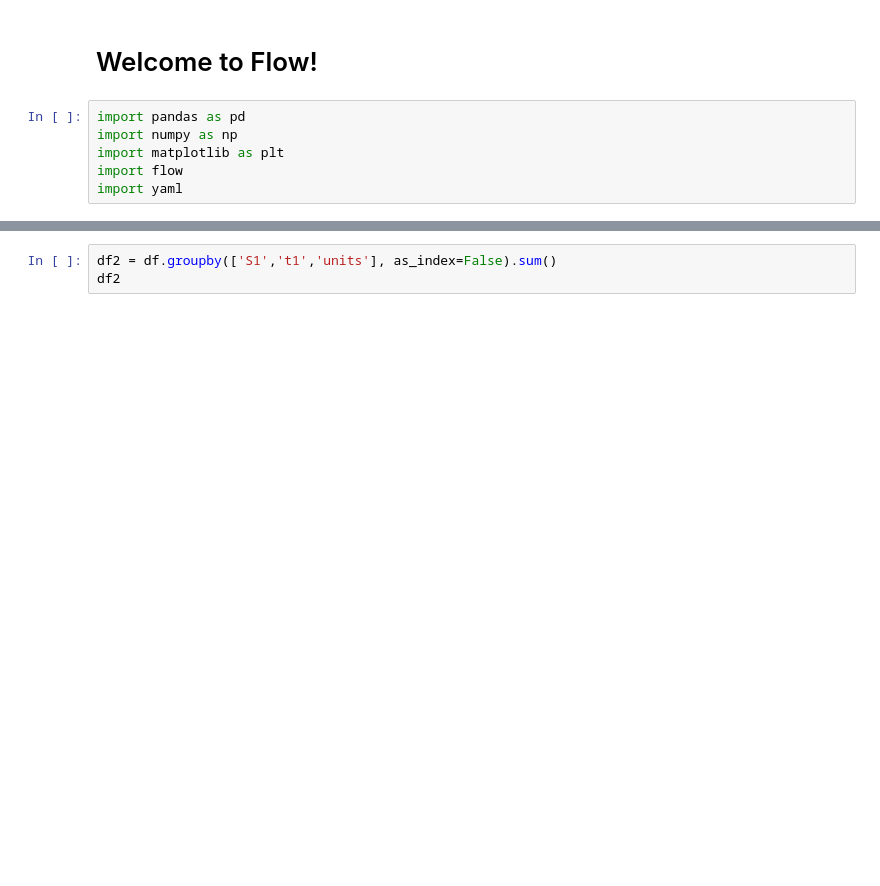
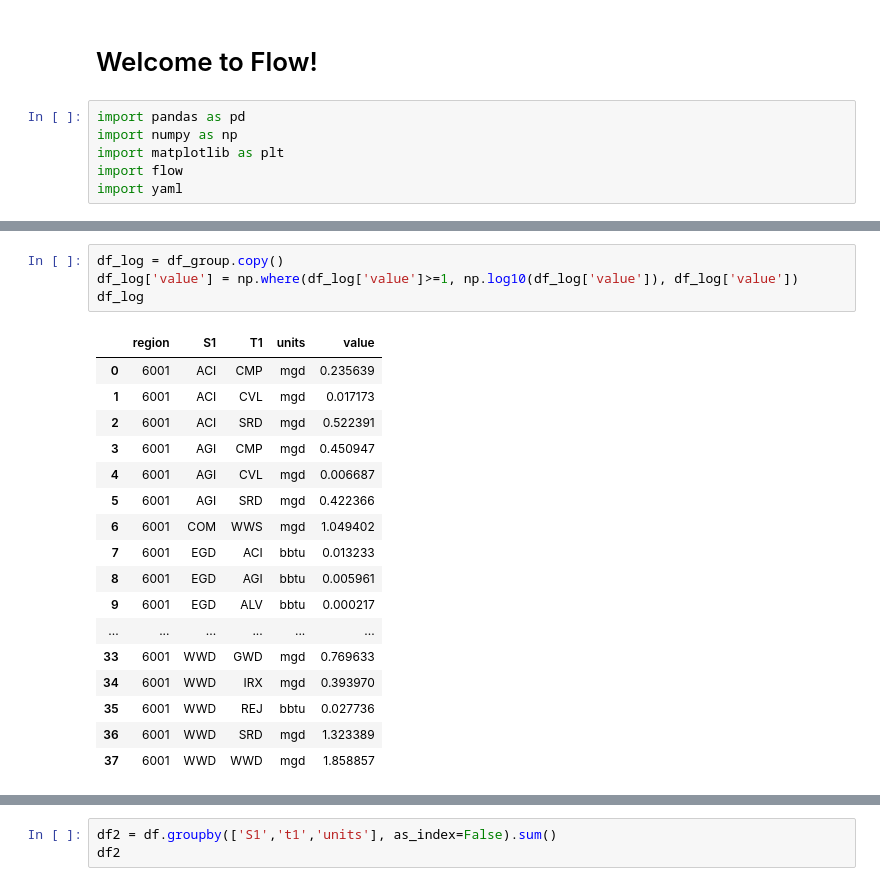
Before and after one commit to pnnl/interflow, a Jupyter notebook: flow_notebook.ipynb, the cells around one changed output, grey strips where cells are left out. Drawn from its saved outputs; the diff is of its cells as text; blank space fills up the shorter version.

Commit message:
add group results

```diff
--- a/flow_notebook.ipynb
+++ b/flow_notebook.ipynb
@@ -51,0 +51,22 @@ df.round(2)
+# %%
+df_log = df_group.copy()
+df_log['value'] = np.where(df_log['value']>=1, np.log10(df_log['value']), df_log['value'])
+df_log
+# %% [output]
+|  | region | S1 | T1 | units | value |
+| 0 | 6001 | ACI | CMP | mgd | 0.235639 |
+| 1 | 6001 | ACI | CVL | mgd | 0.017173 |
+| 2 | 6001 | ACI | SRD | mgd | 0.522391 |
+| 3 | 6001 | AGI | CMP | mgd | 0.450947 |
+| 4 | 6001 | AGI | CVL | mgd | 0.006687 |
+| 5 | 6001 | AGI | SRD | mgd | 0.422366 |
+| 6 | 6001 | COM | WWS | mgd | 1.049402 |
+| 7 | 6001 | EGD | ACI | bbtu | 0.013233 |
+| 8 | 6001 | EGD | AGI | bbtu | 0.005961 |
+| 9 | 6001 | EGD | ALV | bbtu | 0.000217 |
+| ... | ... | ... | ... | ... | ... |
+| 33 | 6001 | WWD | GWD | mgd | 0.769633 |
+| 34 | 6001 | WWD | IRX | mgd | 0.393970 |
+| 35 | 6001 | WWD | REJ | bbtu | 0.027736 |
+| 36 | 6001 | WWD | SRD | mgd | 1.323389 |
+| 37 | 6001 | WWD | WWD | mgd | 1.858857 |
```
Also changed, not shown: parts of 6 cells of this notebook, 3 other files.
